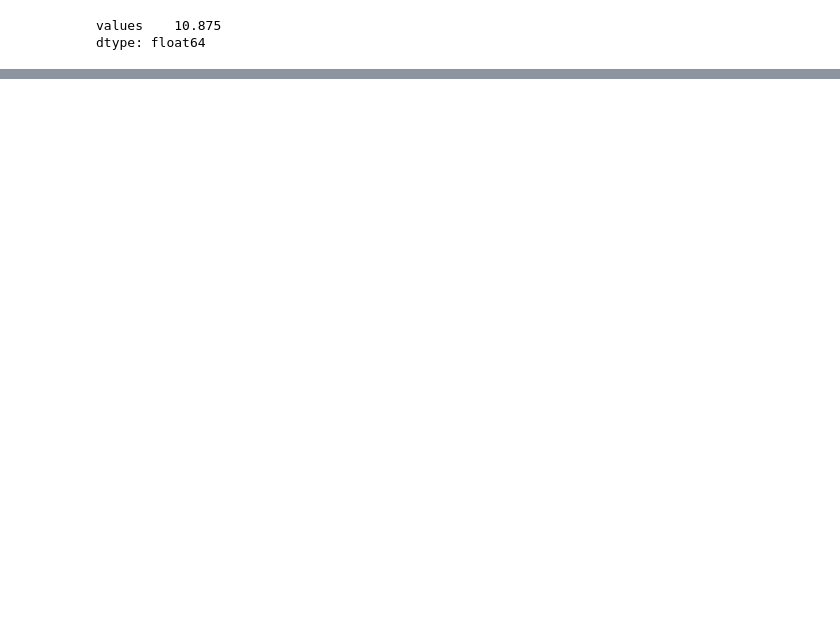
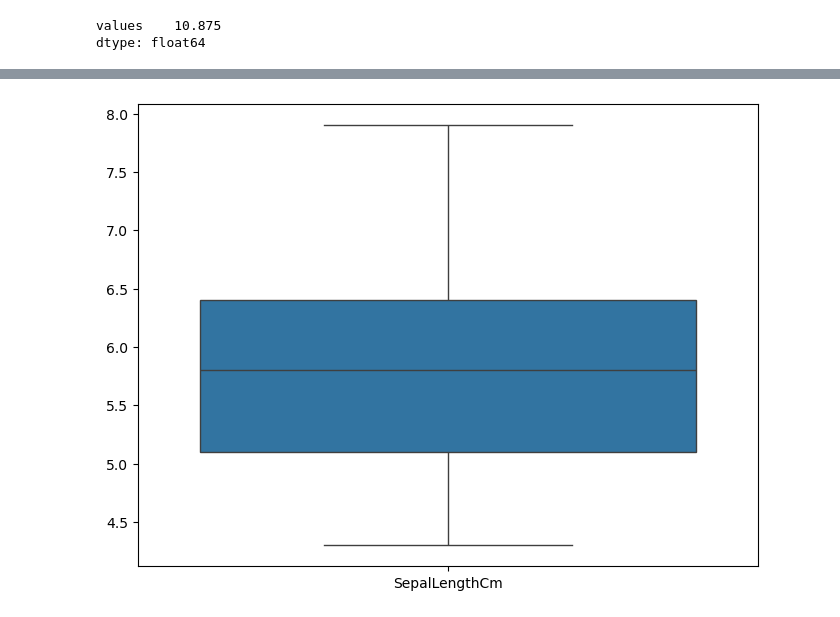
Before and after one commit to purnimasinghgma-cmd/machine_learning_krmu, a Jupyter notebook: day11.ipynb, the cells around one changed output, grey strips where cells are left out. Saved outputs shown, nothing was run; the diff lists cells and outputs as text; code cells hidden in the pictures; blank space fills up the shorter version.

```diff
--- a/day11.ipynb
+++ b/day11.ipynb
@@ -120,0 +156,6 @@ TypeError: unsupported operand type(s) for -: 'str' and 'str'
+# %%
+plt.figure(figsize=(8,6))
+sns.boxplot(data=df[["SepalLengthCm"]])
+plt.show()
+# %% [output]
+[figure, added]
```
Also changed, not shown: parts of 13 cells of this notebook, 1 other file.
